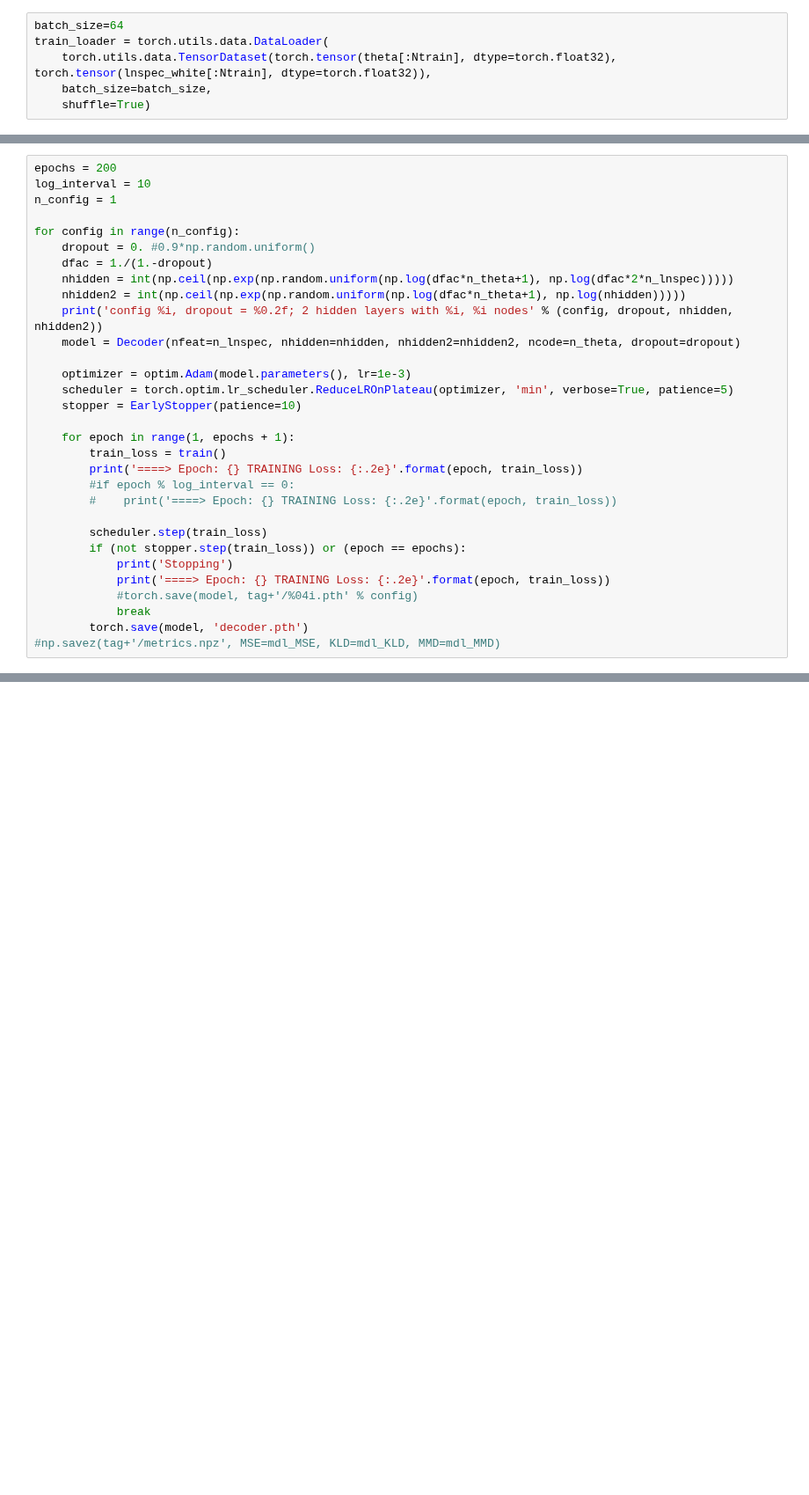
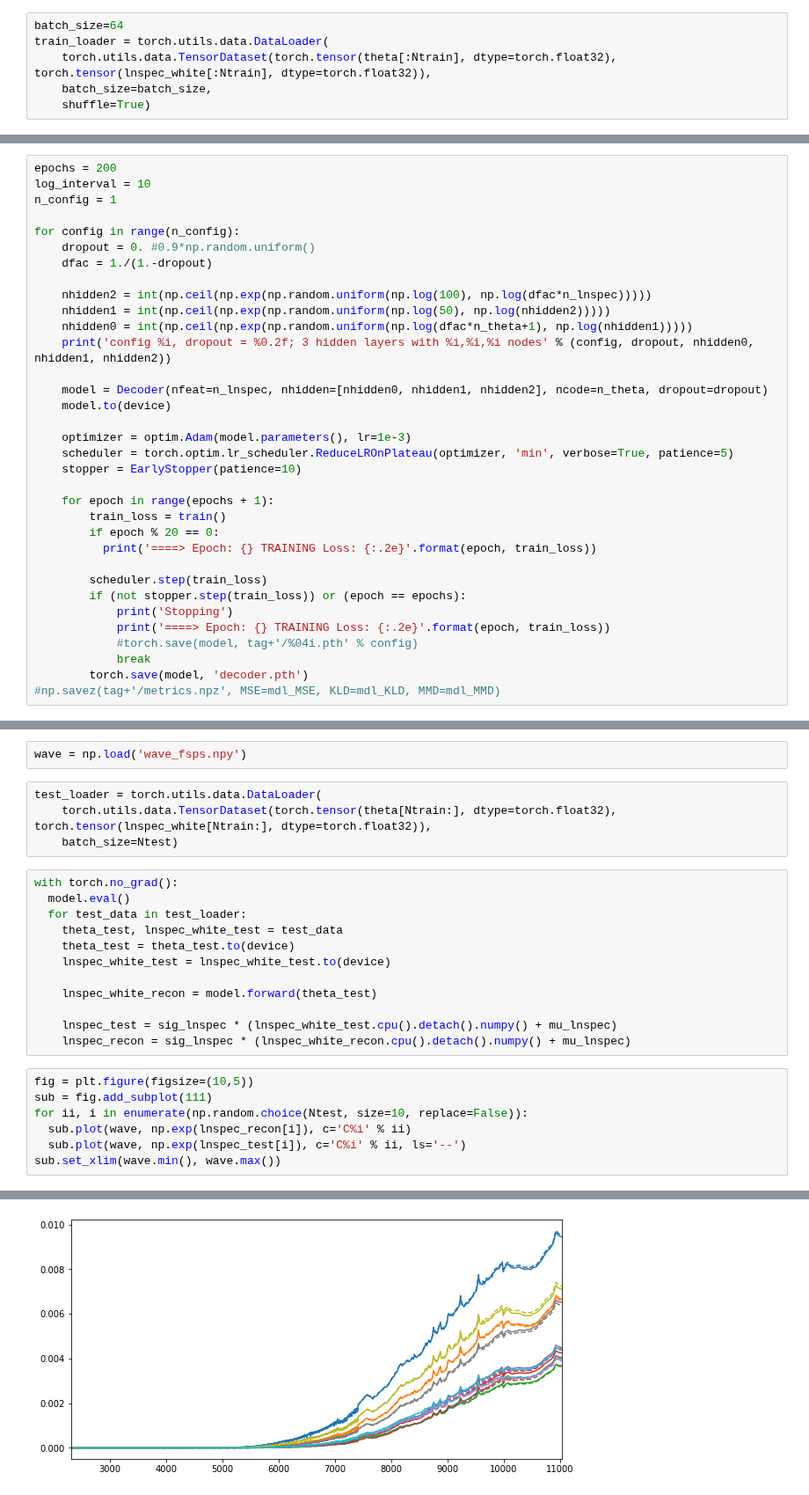
Before and after one commit to changhoonhahn/provabgs, a Jupyter notebook: nb/nmfburst_decoder.ipynb, the cells around one changed output, grey strips where cells are left out. Shown at 88% size. Cells and saved outputs as stored; diff of their text form; blank space fills up the shorter version.

Commit message:
trying to train the nmf burst decoder again

```diff
--- a/nb/nmfburst_decoder.ipynb
+++ b/nb/nmfburst_decoder.ipynb
@@ -115,20 +136,23 @@ n_config = 1
 for config in range(n_config):
     dropout = 0. #0.9*np.random.uniform()
     dfac = 1./(1.-dropout)
-    nhidden = int(np.ceil(np.exp(np.random.uniform(np.log(dfac*n_theta+1), np.log(dfac*2*n_lnspec)))))
-    nhidden2 = int(np.ceil(np.exp(np.random.uniform(np.log(dfac*n_theta+1), np.log(nhidden)))))
-    print('config %i, dropout = %0.2f; 2 hidden layers with %i, %i nodes' % (config, dropout, nhidden, nhidden2))
-    model = Decoder(nfeat=n_lnspec, nhidden=nhidden, nhidden2=nhidden2, ncode=n_theta, dropout=dropout)
+
+    nhidden2 = int(np.ceil(np.exp(np.random.uniform(np.log(100), np.log(dfac*n_lnspec)))))
+    nhidden1 = int(np.ceil(np.exp(np.random.uniform(np.log(50), np.log(nhidden2)))))
+    nhidden0 = int(np.ceil(np.exp(np.random.uniform(np.log(dfac*n_theta+1), np.log(nhidden1)))))
+    print('config %i, dropout = %0.2f; 3 hidden layers with %i,%i,%i nodes' % (config, dropout, nhidden0, nhidden1, nhidden2))
+
+    model = Decoder(nfeat=n_lnspec, nhidden=[nhidden0, nhidden1, nhidden2], ncode=n_theta, dropout=dropout)
+    model.to(device)
 
     optimizer = optim.Adam(model.parameters(), lr=1e-3)
     scheduler = torch.optim.lr_scheduler.ReduceLROnPlateau(optimizer, 'min', verbose=True, patience=5)
     stopper = EarlyStopper(patience=10)
 
-    for epoch in range(1, epochs + 1):
+    for epoch in range(epochs + 1):
         train_loss = train()
-        print('====> Epoch: {} TRAINING Loss: {:.2e}'.format(epoch, train_loss))
-        #if epoch % log_interval == 0:
-        #    print('====> Epoch: {} TRAINING Loss: {:.2e}'.format(epoch, train_loss))
+        if epoch % 20 == 0:
+          print('====> Epoch: {} TRAINING Loss: {:.2e}'.format(epoch, train_loss))
 
         scheduler.step(train_loss)
         if (not stopper.step(train_loss)) or (epoch == epochs):
@@ -158,0 +183,26 @@ Stopping
+# %%
+wave = np.load('wave_fsps.npy')
+# %%
+test_loader = torch.utils.data.DataLoader(
+    torch.utils.data.TensorDataset(torch.tensor(theta[Ntrain:], dtype=torch.float32), torch.tensor(lnspec_white[Ntrain:], dtype=torch.float32)),
+    batch_size=Ntest)
+# %%
+with torch.no_grad():
+  model.eval()
+  for test_data in test_loader:
+    theta_test, lnspec_white_test = test_data
+    theta_test = theta_test.to(device)
+    lnspec_white_test = lnspec_white_test.to(device)
+
+    lnspec_white_recon = model.forward(theta_test)
+
+    lnspec_test = sig_lnspec * (lnspec_white_test.cpu().detach().numpy() + mu_lnspec)
+    lnspec_recon = sig_lnspec * (lnspec_white_recon.cpu().detach().numpy() + mu_lnspec)
+# %%
+fig = plt.figure(figsize=(10,5))
+sub = fig.add_subplot(111)
+for ii, i in enumerate(np.random.choice(Ntest, size=10, replace=False)):
+  sub.plot(wave, np.exp(lnspec_recon[i]), c='C%i' % ii)
+  sub.plot(wave, np.exp(lnspec_test[i]), c='C%i' % ii, ls='--')
+sub.set_xlim(wave.min(), wave.max())
+# %% [output]
@@ -158,0 +210 @@ Stopping
+[figure, added]
```
Also changed, not shown: parts of 9 cells of this notebook.
